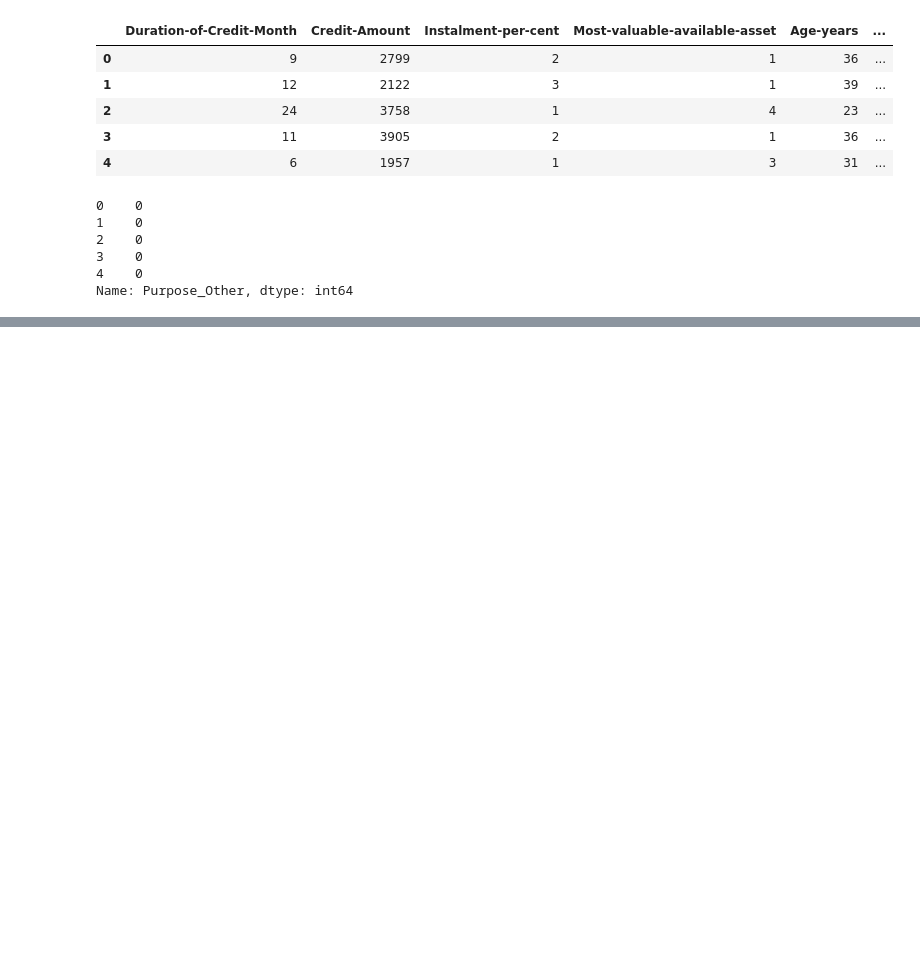
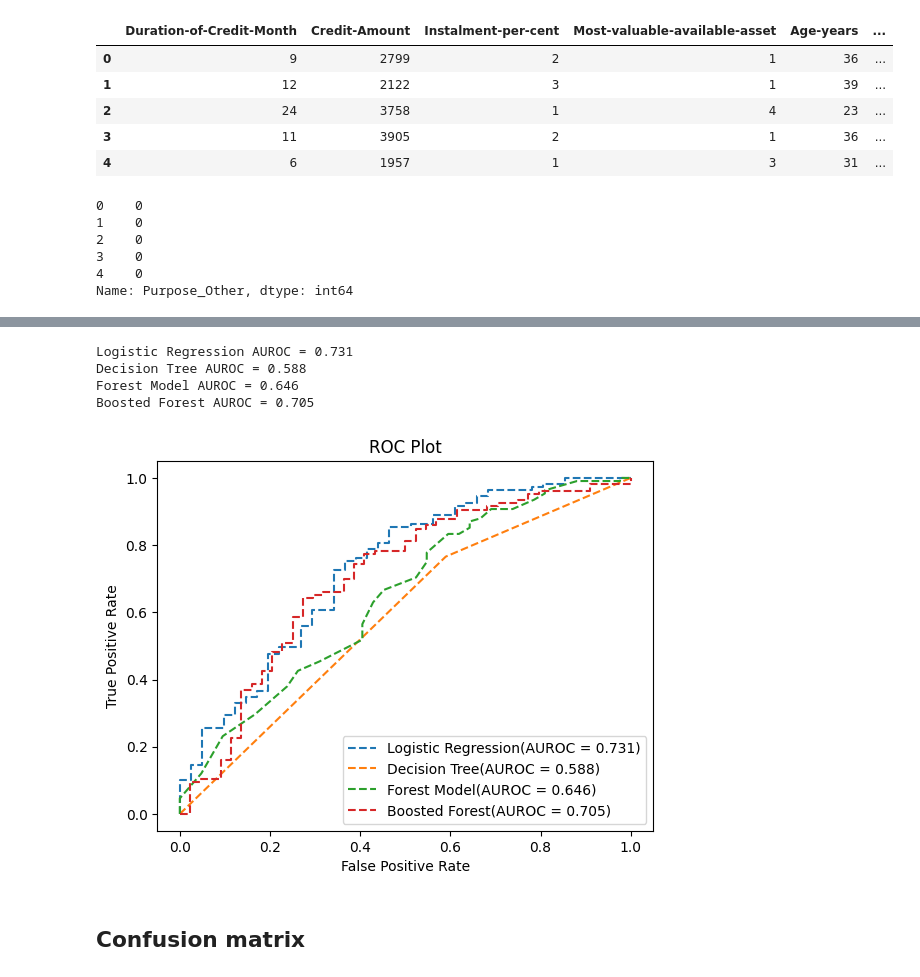
Before and after one commit to daianekr/UdacityPredictiveAnalytics, a Jupyter notebook: 3_PredictingDefaultRisk/Project3.ipynb, the cells around one changed output, grey strips where cells are left out. Cells and saved outputs as stored; diff of their text form; code cells hidden in the pictures; blank space fills up the shorter version.

```diff
--- a/PredictingDefaultRisk/Project3.ipynb
+++ b/3_PredictingDefaultRisk/Project3.ipynb
@@ -427,0 +711,2 @@ Feature names must be in the same order as they were in fit.
+# %%
+boost_model.fit(X_train_bf, Y_train_bf)
@@ -427,0 +757,47 @@ Feature names must be in the same order as they were in fit.
+# %%
+# calculate the prediction probabilities
+lr_probs = logistic_model.predict_proba(X_test_lr)
+dt_probs = tree_model.predict_proba(X_test_dt)
+f_probs = forest_model.predict_proba(X_test_f)
+bf_probs = boost_model.predict_proba(X_test_bf)
+# %%
+#calculate AUROC score
+lr_auc = roc_auc_score(Y_test_lr, lr_probs[:,1])
+dt_auc = roc_auc_score(Y_test_dt, dt_probs[:,1])
+f_auc = roc_auc_score(Y_test_f, f_probs[:,1])
+bf_auc = roc_auc_score(Y_test_bf,bf_probs[:,1])
+# %%
+print('Logistic Regression AUROC = {:.3f}'.format(lr_auc))
+print('Decision Tree AUROC = {:.3f}'.format(dt_auc))
+print('Forest Model AUROC = {:.3f}'.format(f_auc))
+print('Boosted Forest AUROC = {:.3f}'.format(bf_auc))
+# %% [output]
+Logistic Regression AUROC = 0.731
+Decision Tree AUROC = 0.588
+Forest Model AUROC = 0.646
+Boosted Forest AUROC = 0.705
+# %%
+#calculate ROC curve
+lr_fpr, lr_tpr, _ = roc_curve(Y_test_lr, lr_probs[:,1])
+dt_fpr, dt_tpr, _ = roc_curve(Y_test_dt, dt_probs[:,1])
+f_fpr, f_tpr, _ = roc_curve(Y_test_f, f_probs[:,1])
+bf_fpr, bf_tpr, _ = roc_curve(Y_test_bf, bf_probs[:,1])
+# %%
+plt.plot(lr_fpr, lr_tpr, linestyle = '--', label = 'Logistic Regression(AUROC = {:.3f})'.format(lr_auc))
+plt.plot(dt_fpr, dt_tpr, linestyle = '--', label = 'Decision Tree(AUROC = {:.3f})'.format(dt_auc))
+plt.plot(f_fpr, f_tpr, linestyle = '--', label = 'Forest Model(AUROC = {:.3f})'.format(f_auc))
+plt.plot(bf_fpr, bf_tpr, linestyle = '--', label = 'Boosted Forest(AUROC = {:.3f})'.format(bf_auc))
+
+#Title
+plt.title('ROC Plot')
+#Axis labels
+plt.xlabel('False Positive Rate')
+plt.ylabel('True Positive Rate')
+#Show legend
+plt.legend()
+
+plt.show()
+# %% [output]
+[figure, added]
+# %% [markdown]
+## Confusion matrix
```
Also changed, not shown: parts of 61 cells of this notebook, 21 other files.
